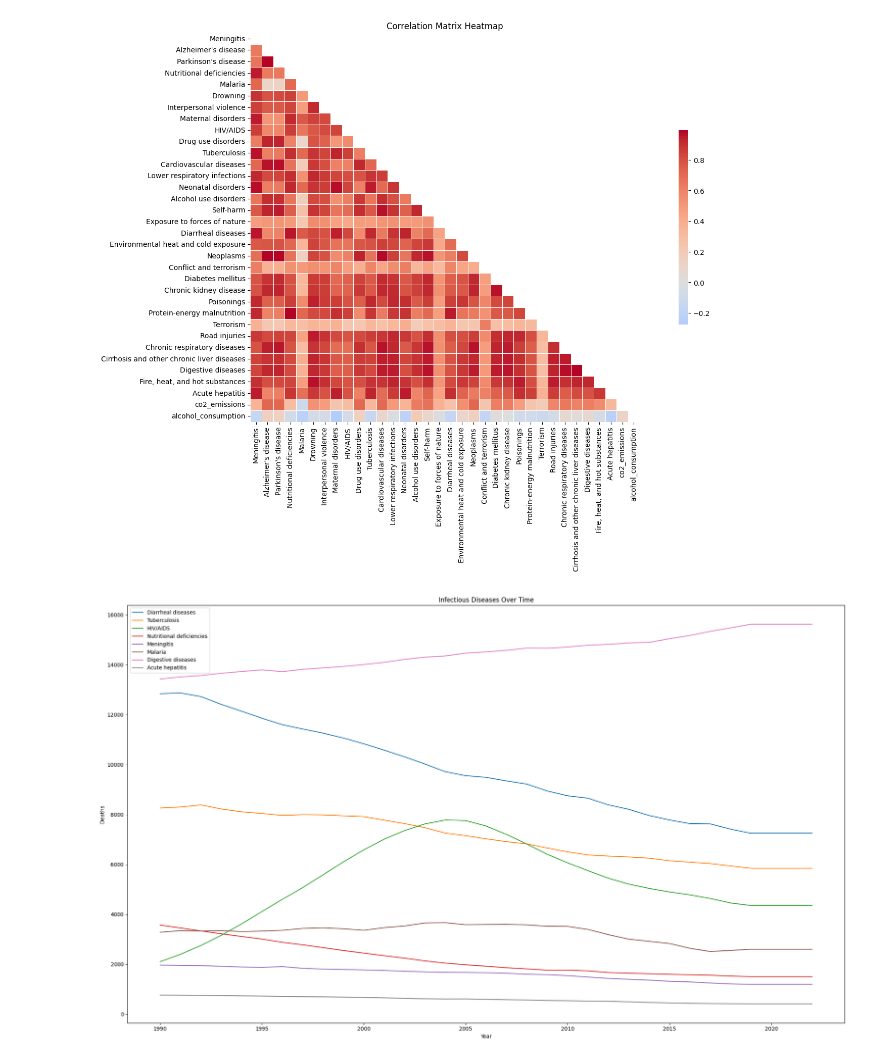
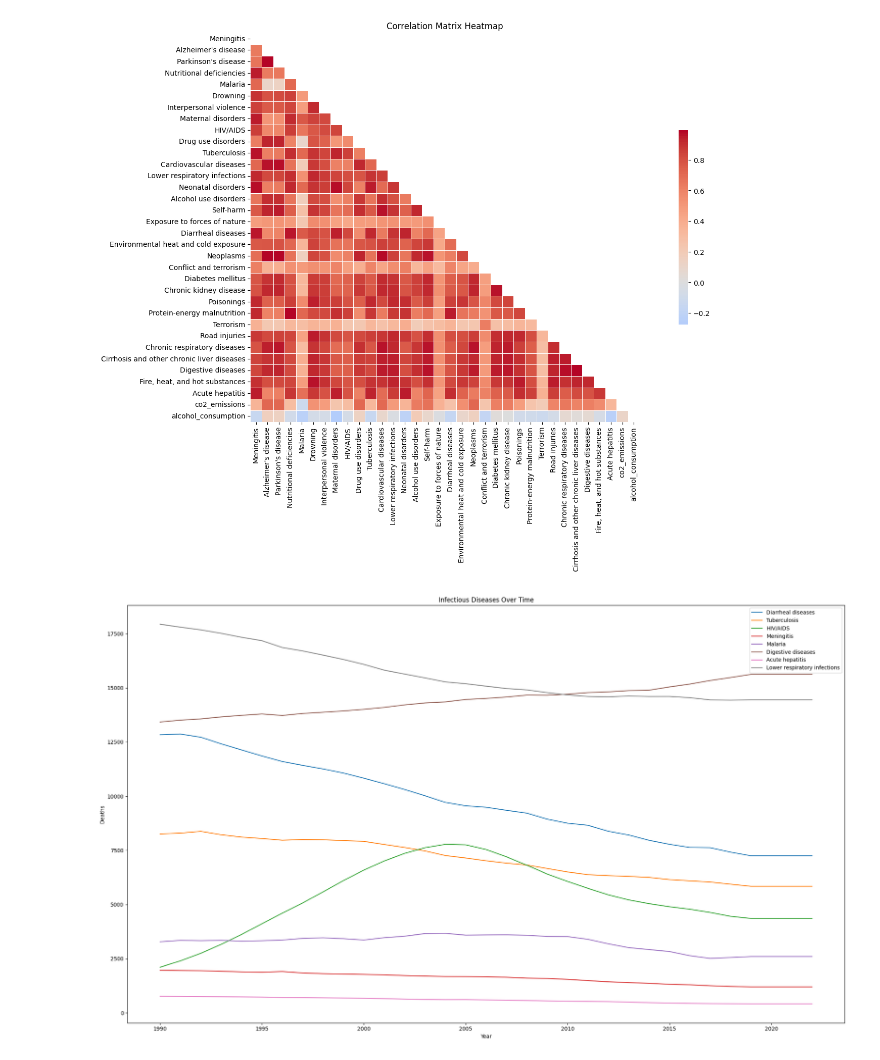
Before and after one commit to ConnorWiltsie/Homework4, a Jupyter notebook: Homework4.ipynb, the cells around one changed output. Drawn from its saved outputs; the diff is of its cells as text; code cells hidden in the pictures.

```diff
--- a/Homework4.ipynb
+++ b/Homework4.ipynb
@@ -232,31 +232,31 @@ plt.show()
 # %%
 import pandas as pd
 import matplotlib.pyplot as plt
 
 # Load the dataset
 df = pd.read_csv("Dataset19.csv", index_col=1)
 
 # Dropping specified columns
-df = df.drop(columns=['Location', 'TPopulation1July', 'PopDensity', 'DoublingTime', 'Births', 'Deaths', 'Code', 'co2_emissions', 'alcohol_consumption', 'Cardiovascular diseases', 'Parkinson\'s disease', 'Alzheimer\'s disease', 'Alcohol use disorders', 'Chronic kidney disease', 'Chronic respiratory diseases', 'Cirrhosis and other chronic liver diseases', 'Neoplasms', 'Self-harm'], axis=1)
-df = df[['Diarrheal diseases', 'Tuberculosis', 'HIV/AIDS', 'Nutritional deficiencies', 'Meningitis', 'Malaria', 'Digestive diseases', 'Acute hepatitis']]
+df = df.drop(columns=['Location', 'TPopulation1July', 'PopDensity', 'DoublingTime', 'Births', 'Deaths', 'Code', 'alcohol_consumption', 'Cardiovascular diseases', 'Parkinson\'s disease', 'Alzheimer\'s disease', 'Alcohol use disorders', 'Chronic kidney disease', 'Chronic respiratory diseases', 'Cirrhosis and other chronic liver diseases', 'Neoplasms', 'Self-harm'], axis=1)
+df = df[['Diarrheal diseases', 'Tuberculosis', 'HIV/AIDS', 'Meningitis', 'Malaria', 'Digestive diseases', 'Acute hepatitis', 'Lower respiratory infections']]
 # Convert columns to numeric
 for col in df.columns:
     df[col] = pd.to_numeric(df[col], errors='coerce')
 
 # Create a figure and a set of subplots
 fig, axs = plt.subplots(1, 1, figsize=(20, 12))  # Corrected this line
 
 # Plot for CO2 Emissions
 means = df.groupby('Year').mean()
 for col in df.columns:
     axs.plot(means.index, means[col], label=col)
 
 axs.set_title('Infectious Diseases Over Time')
 axs.set_xlabel('Year')
 axs.set_ylabel('Deaths')
 axs.legend()
 
 plt.tight_layout()
 plt.show()
 # %% [output]
-[figure, old version]
+[figure, new version]
```
Also changed, not shown: parts of 1 cell of this notebook.
